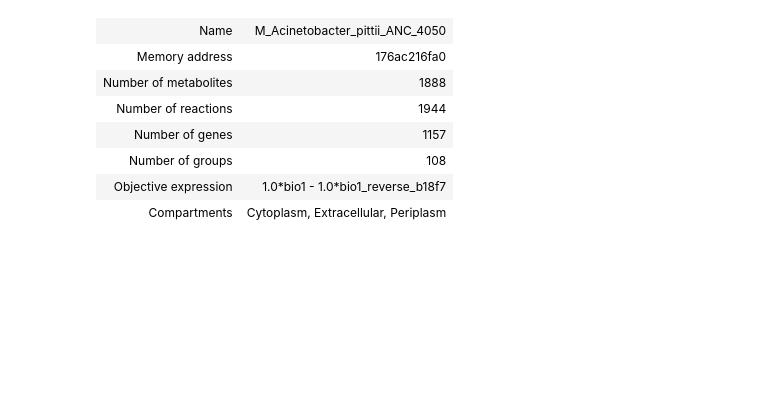
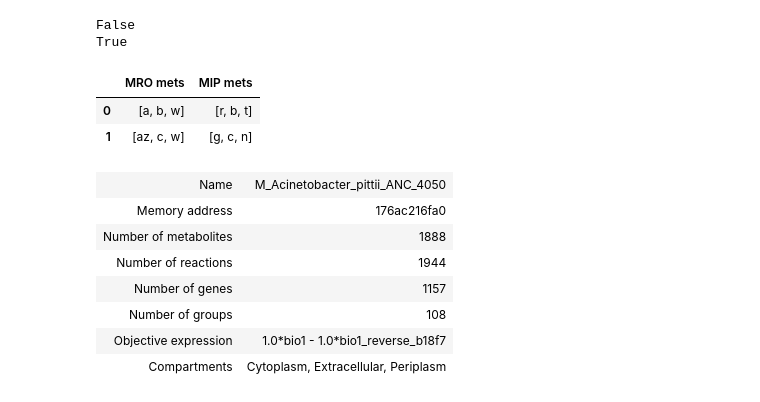
Before and after one commit to ModelSEED/ProjectNotebooks, a Jupyter notebook: CommunityModeling/CommPhitting/Untitled.ipynb, the cells around one changed output. Drawn from its saved outputs; the diff is of its cells as text; code cells hidden in the pictures; blank space fills up the shorter version.

```diff
--- a/CommunityModeling/CommPhitting/Untitled.ipynb
+++ b/CommunityModeling/CommPhitting/Untitled.ipynb
@@ -1,3 +1,26 @@
+# %%
+def isnumber(string):
+    try:  float(string);  return True
+    except:  return False
+
+from numpy import nan
+print(4 is nan)
+isnumber(nan)
+
+from math import inf
+print(inf is inf)
+# %% [output]
+False
+True
+# %%
+from pandas import DataFrame
+
+df = DataFrame({"MRO mets":[["a", 'b', 'w'], ["az", 'c', 'w']], "MIP mets":[["r", 'b', 't'], ["g", 'c', 'n']]})
+display(df)
+# %% [output]
+|  | MRO mets | MIP mets |
+| 0 | [a, b, w] | [r, b, t] |
+| 1 | [az, c, w] | [g, c, n] |
 # %%
 from pandas import DataFrame
 
```
Also changed, not shown: 14 other files.
